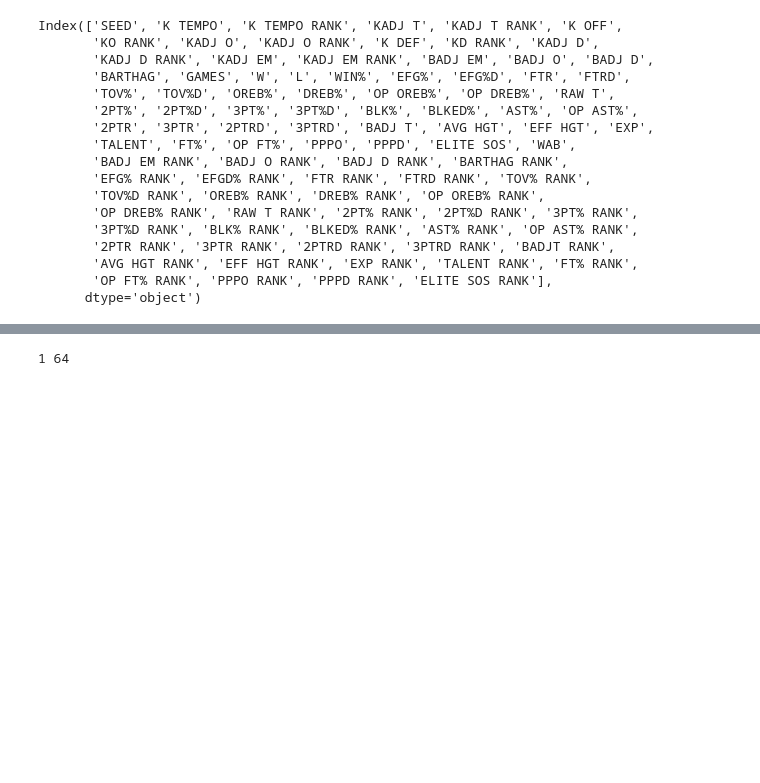
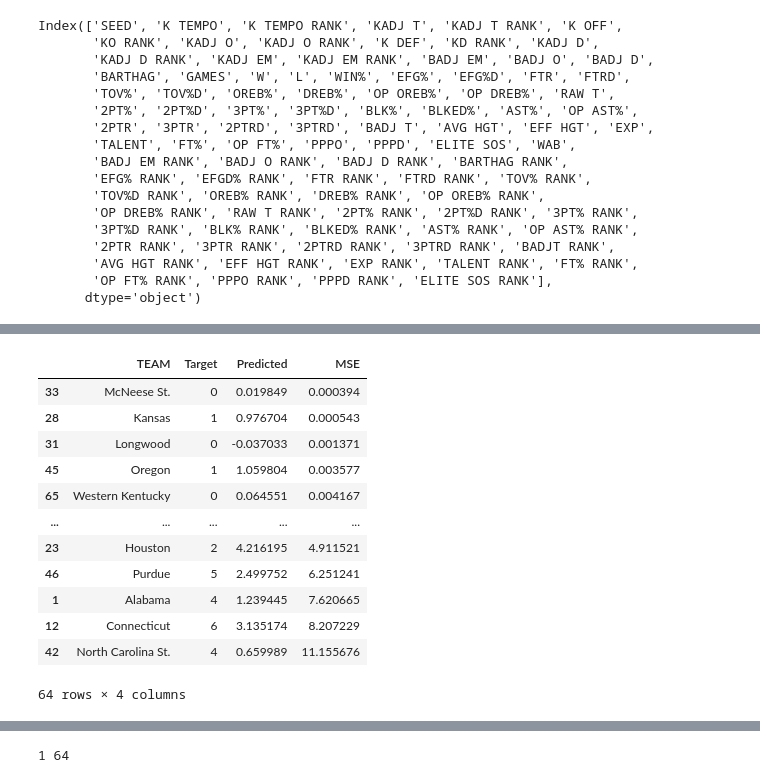
Before and after one commit to rhit-utsisda/ML-Project, a Jupyter notebook: Project/LinRegRound.ipynb, the cells around one changed output, grey strips where cells are left out. Drawn from its saved outputs; the diff is of its cells as text; code cells hidden in the pictures; blank space fills up the shorter version.

Commit message:
More work on LinRegRound.ipynb adding in individual guesses and observations

```diff
--- a/Project/LinRegRound.ipynb
+++ b/Project/LinRegRound.ipynb
@@ -21,3 +22,20 @@ df
 | 1077 | 2008 | B10 | 6 | 3 | 3 | 2 | 240 | Wisconsin | 3 | 16 | ... | ... |
 | 1078 | 2008 | A10 | 1 | 1 | 1 | 1 | 244 | Xavier | 3 | 8 | ... | ... |
 1079 rows × 103 columns
+# %%
+# Define conditions and corresponding values
+conditions = [
+    (df['ROUND'] == 1),
+    (df['ROUND'] == 2),
+    (df['ROUND'] == 4),
+    (df['ROUND'] == 8),
+    (df['ROUND'] == 16),
+    (df['ROUND'] == 32),
+    (df['ROUND'] == 64)
+]
+
+values = [6, 5, 4, 3, 2, 1, 0]
+
+# Create a new column based on conditions
+df['WINS'] = np.select(conditions, values, default=None)
+df
@@ -31,10 +63,10 @@ df_train = df_train[df_train['ROUND'] != 68]
 df_test = df[df['YEAR'] == 2024]
 df_test = df_test[df_test['ROUND'] != 68]
 # %%
-X_train = df_train.drop(['TEAM', 'CONF','CONF ID','QUAD NO', 'QUAD ID','TEAM NO','TEAM ID','ROUND','YEAR','ROUND'], axis=1)
-y_train = df_train['ROUND']
-X_test = df_test.drop(['TEAM', 'CONF','CONF ID','QUAD NO', 'QUAD ID','TEAM NO','TEAM ID','ROUND','YEAR','ROUND'], axis=1)
-y_test = df_test['ROUND']
+X_train = df_train.drop(['TEAM', 'CONF','CONF ID','QUAD NO', 'QUAD ID','TEAM NO','TEAM ID','ROUND','YEAR','ROUND','WINS'], axis=1)
+y_train = df_train['WINS']
+X_test = df_test.drop(['TEAM', 'CONF','CONF ID','QUAD NO', 'QUAD ID','TEAM NO','TEAM ID','ROUND','YEAR','ROUND','WINS'], axis=1)
+y_test = df_test['WINS']
 # %%
 X_train.columns
 # %% [output]
@@ -61,6 +93,8 @@ model = LinearRegression()
 model.fit(X_train, y_train)
 R2train = model.score(X_train, y_train)
 print("Train R^2 score:", R2train)
+# Predict
+y_pred = model.predict(X_test)
 # Score
 R2 = model.score(X_test, y_test)
 print("Test R^2 score:", R2)
@@ -69,0 +104,3 @@ Test R^2 score: 0.3694284260799361
+# %%
+predictions_df = pd.DataFrame({'TEAM':df_test['TEAM'],'Target':y_test, 'Predicted':y_pred})
+predictions_df
@@ -69,0 +121,17 @@ Test R^2 score: 0.3694284260799361
+# %%
+predictions_df['MSE'] = (predictions_df['Target']-predictions_df['Predicted'])**2
+predictions_df.sort_values(by='MSE')
+# %% [output]
+|  | TEAM | Target | Predicted | MSE |
+| 33 | McNeese St. | 0 | 0.019849 | 0.000394 |
+| 28 | Kansas | 1 | 0.976704 | 0.000543 |
+| 31 | Longwood | 0 | -0.037033 | 0.001371 |
+| 45 | Oregon | 1 | 1.059804 | 0.003577 |
+| 65 | Western Kentucky | 0 | 0.064551 | 0.004167 |
+| ... | ... | ... | ... | ... |
+| 23 | Houston | 2 | 4.216195 | 4.911521 |
+| 46 | Purdue | 5 | 2.499752 | 6.251241 |
+| 1 | Alabama | 4 | 1.239445 | 7.620665 |
+| 12 | Connecticut | 6 | 3.135174 | 8.207229 |
+| 42 | North Carolina St. | 4 | 0.659989 | 11.155676 |
+64 rows × 4 columns
```
Also changed, not shown: parts of 10 cells of this notebook, 1 other file.
